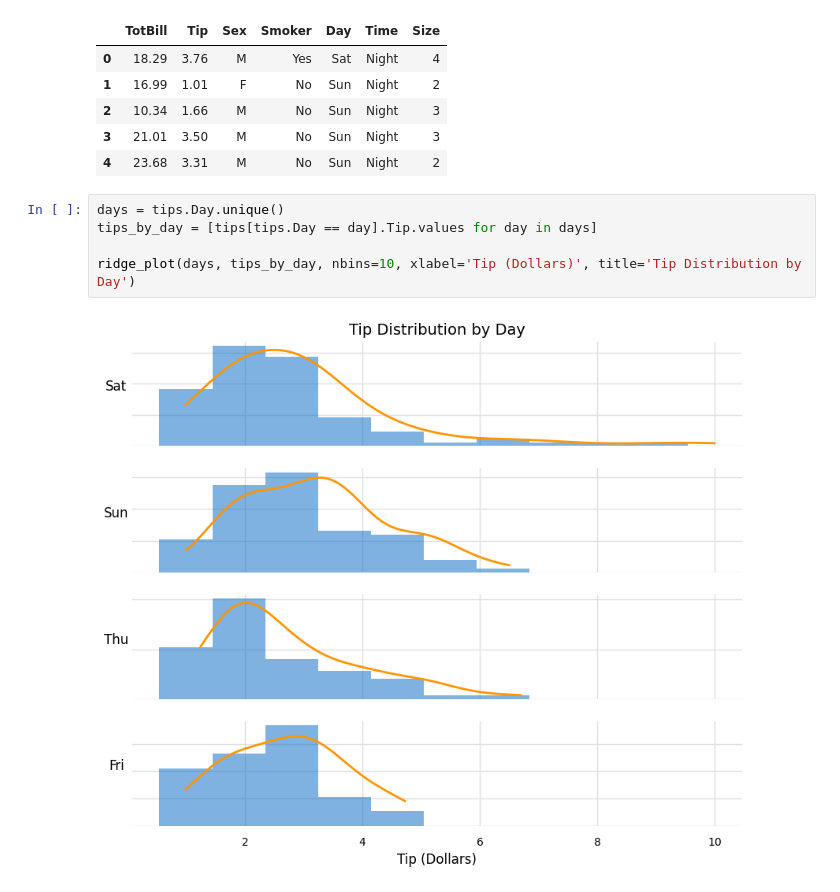
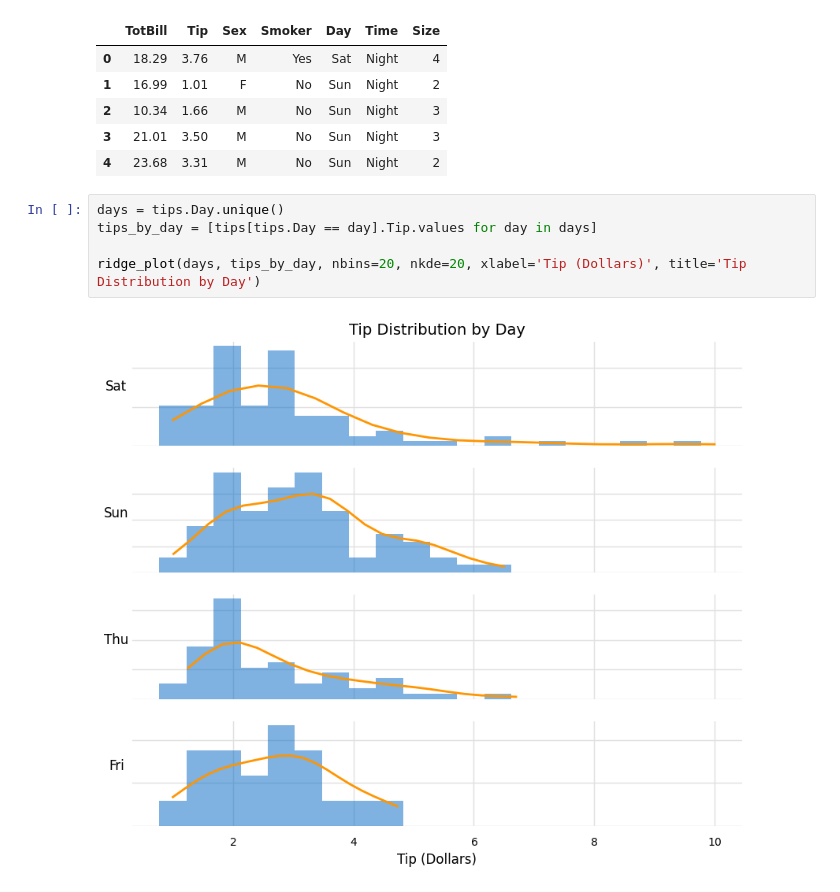
Before and after one commit to glyfish/PyMC, a Jupyter notebook: notebooks/Baysian Analysis with Python/ch2_groups_comparison.ipynb, the cells around one changed output. Saved outputs shown, nothing was run; the diff lists cells and outputs as text.

```diff
--- a/notebooks/Baysian Analysis with Python/ch2_groups_comparison.ipynb
+++ b/notebooks/Baysian Analysis with Python/ch2_groups_comparison.ipynb
@@ -33,7 +46,7 @@ tips.head()
 # %%
 days = tips.Day.unique()
 tips_by_day = [tips[tips.Day == day].Tip.values for day in days]
 
-ridge_plot(days, tips_by_day, nbins=10, xlabel='Tip (Dollars)', title='Tip Distribution by Day')
+ridge_plot(days, tips_by_day, nbins=20, nkde=20, xlabel='Tip (Dollars)', title='Tip Distribution by Day')
 # %% [output]
-[figure, old version]
+[figure, new version]
```
Also changed, not shown: parts of 7 cells of this notebook, 3 other files.
